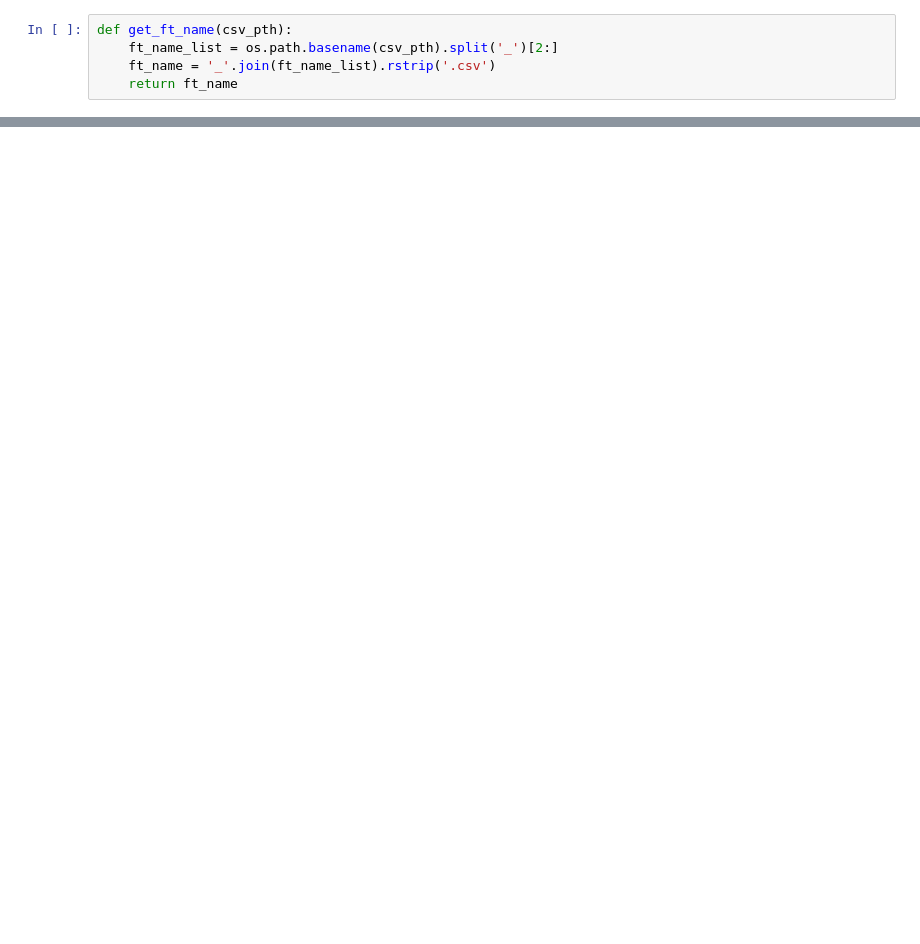
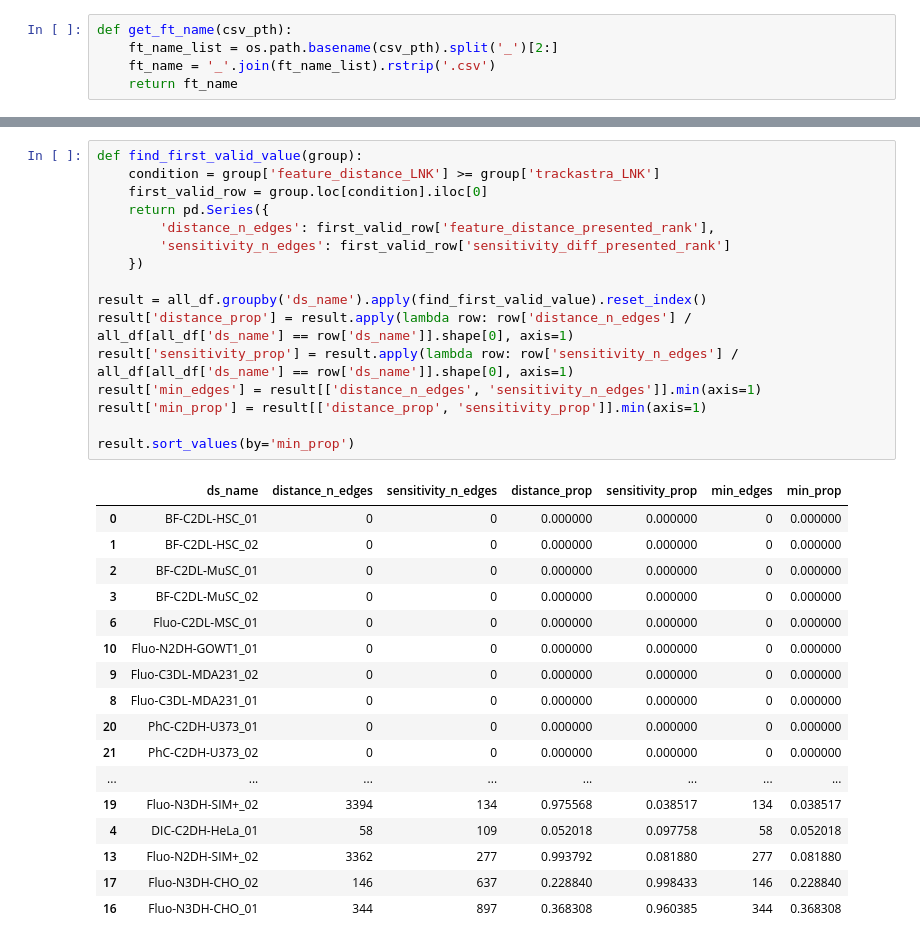
Before and after one commit to DragaDoncila/isbi25, a Jupyter notebook: plot_figures.ipynb, the cells around one changed output, grey strips where cells are left out. Drawn from its saved outputs; the diff is of its cells as text; blank space fills up the shorter version.

```diff
--- a/plot_figures.ipynb
+++ b/plot_figures.ipynb
@@ -246,3 +201,37 @@ grid.set_ylabels('LNK')
+# %%
+def find_first_valid_value(group):
+    condition = group['feature_distance_LNK'] >= group['trackastra_LNK']
+    first_valid_row = group.loc[condition].iloc[0]
+    return pd.Series({
+        'distance_n_edges': first_valid_row['feature_distance_presented_rank'],
+        'sensitivity_n_edges': first_valid_row['sensitivity_diff_presented_rank']
+    })
+
+result = all_df.groupby('ds_name').apply(find_first_valid_value).reset_index()
+result['distance_prop'] = result.apply(lambda row: row['distance_n_edges'] / all_df[all_df['ds_name'] == row['ds_name']].shape[0], axis=1)
+result['sensitivity_prop'] = result.apply(lambda row: row['sensitivity_n_edges'] / all_df[all_df['ds_name'] == row['ds_name']].shape[0], axis=1)
+result['min_edges'] = result[['distance_n_edges', 'sensitivity_n_edges']].min(axis=1)
+result['min_prop'] = result[['distance_prop', 'sensitivity_prop']].min(axis=1)
+
+result.sort_values(by='min_prop')
+# %% [output]
+|  | ds_name | distance_n_edges | sensitivity_n_edges | distance_prop | sensitivity_prop | min_edges | min_prop |
+| 0 | BF-C2DL-HSC_01 | 0 | 0 | 0.000000 | 0.000000 | 0 | 0.000000 |
+| 1 | BF-C2DL-HSC_02 | 0 | 0 | 0.000000 | 0.000000 | 0 | 0.000000 |
+| 2 | BF-C2DL-MuSC_01 | 0 | 0 | 0.000000 | 0.000000 | 0 | 0.000000 |
+| 3 | BF-C2DL-MuSC_02 | 0 | 0 | 0.000000 | 0.000000 | 0 | 0.000000 |
+| 6 | Fluo-C2DL-MSC_01 | 0 | 0 | 0.000000 | 0.000000 | 0 | 0.000000 |
+| 10 | Fluo-N2DH-GOWT1_01 | 0 | 0 | 0.000000 | 0.000000 | 0 | 0.000000 |
+| 9 | Fluo-C3DL-MDA231_02 | 0 | 0 | 0.000000 | 0.000000 | 0 | 0.000000 |
+| 8 | Fluo-C3DL-MDA231_01 | 0 | 0 | 0.000000 | 0.000000 | 0 | 0.000000 |
+| 20 | PhC-C2DH-U373_01 | 0 | 0 | 0.000000 | 0.000000 | 0 | 0.000000 |
+| 21 | PhC-C2DH-U373_02 | 0 | 0 | 0.000000 | 0.000000 | 0 | 0.000000 |
+| ... | ... | ... | ... | ... | ... | ... | ... |
+| 19 | Fluo-N3DH-SIM+_02 | 3394 | 134 | 0.975568 | 0.038517 | 134 | 0.038517 |
+| 4 | DIC-C2DH-HeLa_01 | 58 | 109 | 0.052018 | 0.097758 | 58 | 0.052018 |
+| 13 | Fluo-N2DH-SIM+_02 | 3362 | 277 | 0.993792 | 0.081880 | 277 | 0.081880 |
+| 17 | Fluo-N3DH-CHO_02 | 146 | 637 | 0.228840 | 0.998433 | 146 | 0.228840 |
+| 16 | Fluo-N3DH-CHO_01 | 344 | 897 | 0.368308 | 0.960385 | 344 | 0.368308 |
 # %%
 import seaborn as sns
 
```
Also changed, not shown: parts of 16 cells of this notebook, 2 other files.
